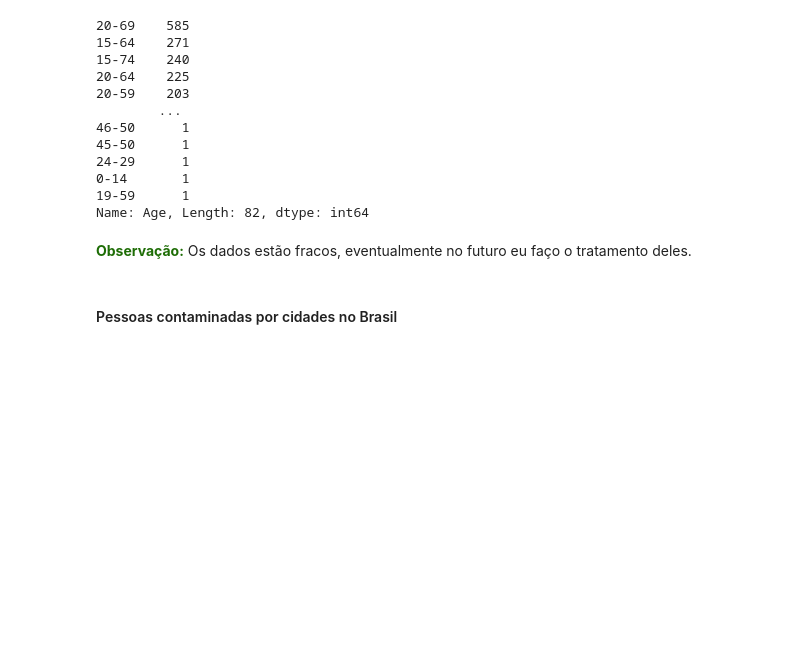
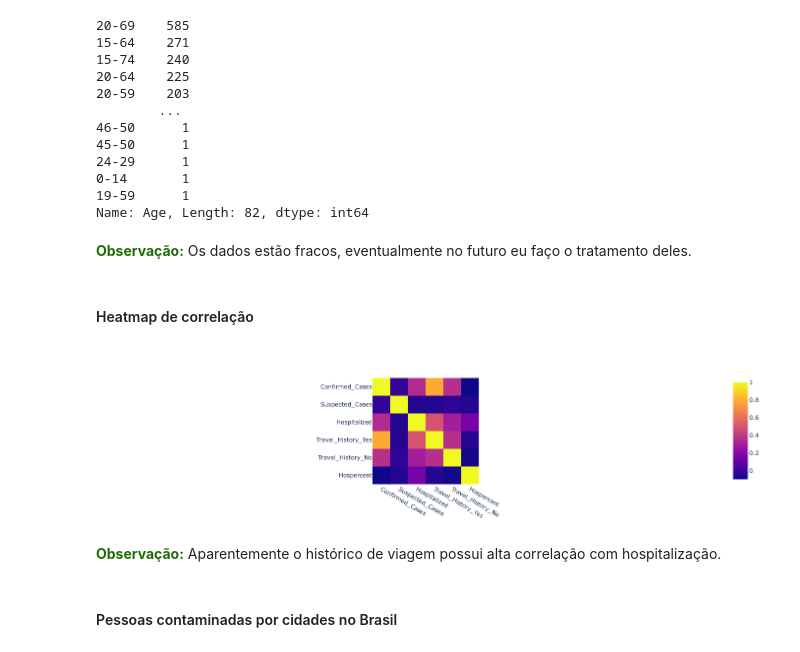
Before and after one commit to data-science101/-pt-BR-Monkeypox-Time-Series, a Jupyter notebook: main.ipynb, the cells around one changed output. Saved outputs shown, nothing was run; the diff lists cells and outputs as text; code cells hidden in the pictures; blank space fills up the shorter version.

```diff
--- a/main.ipynb
+++ b/main.ipynb
@@ -350,6 +352,15 @@ timeline_casos['Age'].value_counts()
 Name: Age, Length: 82, dtype: int64
 # %% [markdown]
 <b style="color:#1e6d06">Observação:</b> Os dados estão fracos, eventualmente no futuro eu faço o tratamento deles.
+# %% [markdown]
+<h4>Heatmap de correlação</h4>
+# %%
+fig = px.imshow(casos_mundo.corr())
+fig.show()
+# %% [output]
+[figure, added]
+# %% [markdown]
+<b style="color:#1e6d06">Observação:</b> Aparentemente o histórico de viagem possui alta correlação com hospitalização.
 # %% [markdown]
 <h4>Pessoas contaminadas por cidades no Brasil</h4>
 # %%
```
Also changed, not shown: parts of 3 cells of this notebook.
